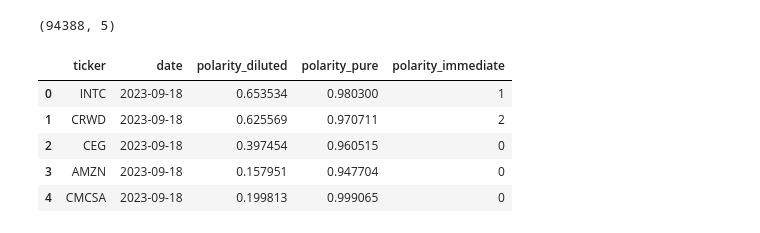
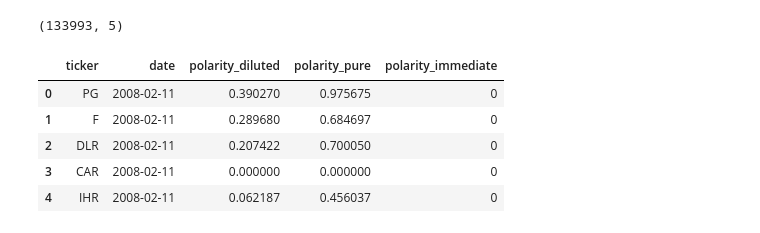
Before and after one commit to hmezer/dai-project, a Jupyter notebook: explanatory_data_analysis.ipynb, the cells around one changed output. Cells and saved outputs as stored; diff of their text form; code cells hidden in the pictures.

```diff
--- a/explanatory_data_analysis.ipynb
+++ b/explanatory_data_analysis.ipynb
@@ -34,26 +34,26 @@ Archive:  dai-project/data/nasdaq-sentiment.zip
 # %%
 # import the *.jsonl objects from the directory
 import glob
 import json
 import pandas as pd
 
-dir = "dai-project/data/nasdaq-sentiment/"
+dir = "dai-project/data/extracted-data/"
 files = glob.glob(dir + "*.jsonl")
 dfs = []
 for file in files:
     df = pd.read_json(file, lines=True)
     dfs.append(df)
 df = pd.concat(dfs)
 print(df.shape)
 df.head()
 # %% [output]
-(94388, 5)
+(133993, 5)
 |  | ticker | date | polarity_diluted | polarity_pure | polarity_immediate |
-| 0 | INTC | 2023-09-18 | 0.653534 | 0.980300 | 1 |
-| 1 | CRWD | 2023-09-18 | 0.625569 | 0.970711 | 2 |
-| 2 | CEG | 2023-09-18 | 0.397454 | 0.960515 | 0 |
-| 3 | AMZN | 2023-09-18 | 0.157951 | 0.947704 | 0 |
-| 4 | CMCSA | 2023-09-18 | 0.199813 | 0.999065 | 0 |
+| 0 | PG | 2008-02-11 | 0.390270 | 0.975675 | 0 |
+| 1 | F | 2008-02-11 | 0.289680 | 0.684697 | 0 |
+| 2 | DLR | 2008-02-11 | 0.207422 | 0.700050 | 0 |
+| 3 | CAR | 2008-02-11 | 0.000000 | 0.000000 | 0 |
+| 4 | IHR | 2008-02-11 | 0.062187 | 0.456037 | 0 |
 # %%
 import matplotlib.pyplot as plt
 import seaborn as sns
```
Also changed, not shown: parts of 7 cells of this notebook.
